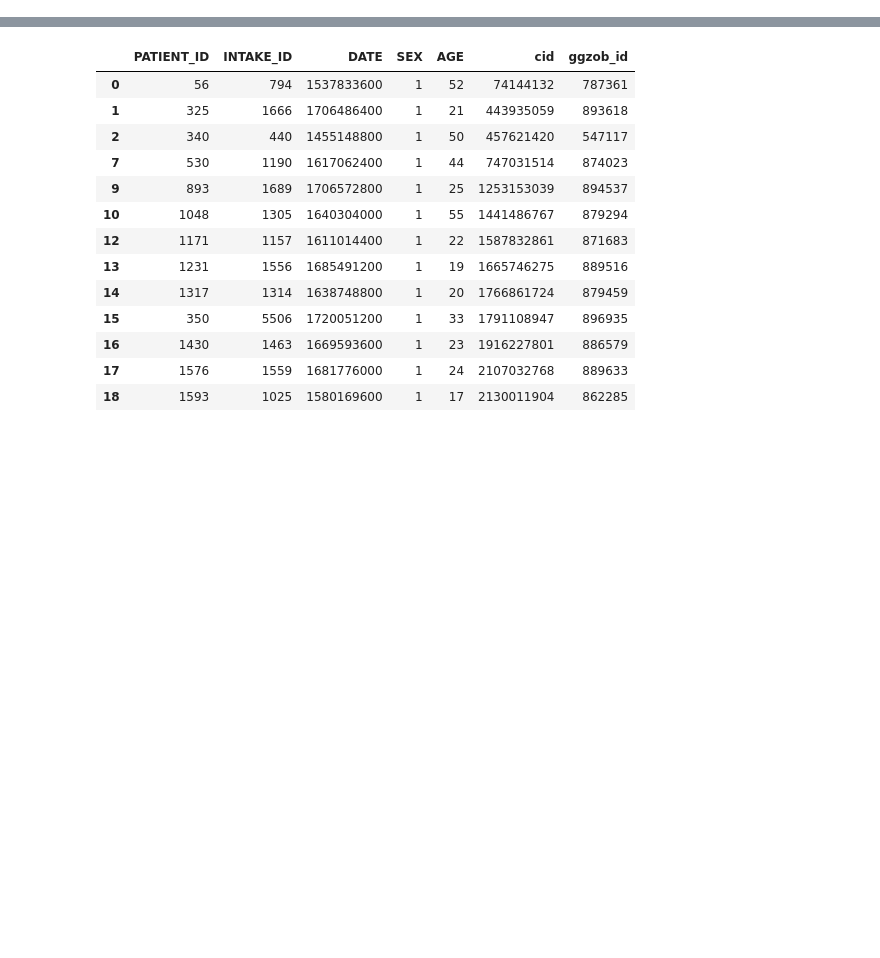
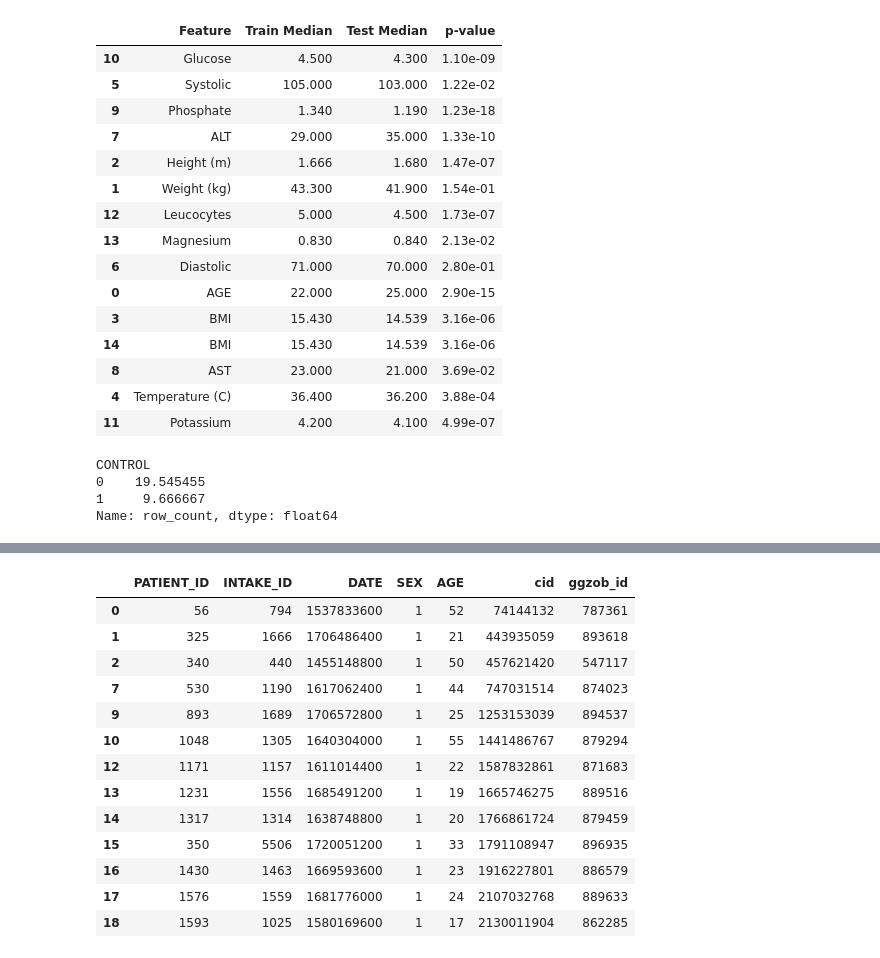
Before and after one commit to puckkwaspen/BEP_RFS, a Jupyter notebook: Test Data Preprocessing.ipynb, the cells around one changed output, grey strips where cells are left out. Saved outputs shown, nothing was run; the diff lists cells and outputs as text; code cells hidden in the pictures; blank space fills up the shorter version.

```diff
--- a/Test Data Preprocessing.ipynb
+++ b/Test Data Preprocessing.ipynb
@@ -5,0 +32,72 @@ import numpy as np
+# %%
+from scipy.stats import mannwhitneyu
+
+train_df = pd.read_csv("Data/BEP_imputed.csv")
+test_df = pd.read_csv("Data/BEP_imputed_TEST.csv")
+
+
+# Define the features to include in the comparison
+features = [
+    "AGE", "Weight (kg)", "Height (m)", "BMI", "Temperature (C)",
+    "Systolic", "Diastolic", "ALT", "AST", "Phosphate", "Glucose",
+    "Potassium", "Leucocytes", "Magnesium", "BMI"
+]
+
+# Initialize a list to collect results
+rows = []
+
+# Loop through features and compute medians and p-values
+for feature in features:
+    train_values = train_df[feature].dropna()
+    test_values = test_df[feature].dropna()
+
+    train_median = train_values.median()
+    test_median = test_values.median()
+
+    # Use Mann-Whitney U test (non-parametric, independent samples)
+    stat, p = mannwhitneyu(train_values, test_values, alternative='two-sided')
+
+    rows.append({
+        "Feature": feature,
+        "Train Median": round(train_median, 3),
+        "Test Median": round(test_median, 3),
+        "p-value": f"{p:.2e}"  # scientific notation
+    })
+
+# Create DataFrame for display or LaTeX export
+results_df = pd.DataFrame(rows)
+
+# Sort optional (e.g., by p-value)
+results_df = results_df.sort_values(by="p-value")
+
+results_df
+# %% [output]
+|  | Feature | Train Median | Test Median | p-value |
+| 10 | Glucose | 4.500 | 4.300 | 1.10e-09 |
+| 5 | Systolic | 105.000 | 103.000 | 1.22e-02 |
+| 9 | Phosphate | 1.340 | 1.190 | 1.23e-18 |
+| 7 | ALT | 29.000 | 35.000 | 1.33e-10 |
+| 2 | Height (m) | 1.666 | 1.680 | 1.47e-07 |
+| 1 | Weight (kg) | 43.300 | 41.900 | 1.54e-01 |
+| 12 | Leucocytes | 5.000 | 4.500 | 1.73e-07 |
+| 13 | Magnesium | 0.830 | 0.840 | 2.13e-02 |
+| 6 | Diastolic | 71.000 | 70.000 | 2.80e-01 |
+| 0 | AGE | 22.000 | 25.000 | 2.90e-15 |
+| 3 | BMI | 15.430 | 14.539 | 3.16e-06 |
+| 14 | BMI | 15.430 | 14.539 | 3.16e-06 |
+| 8 | AST | 23.000 | 21.000 | 3.69e-02 |
+| 4 | Temperature (C) | 36.400 | 36.200 | 3.88e-04 |
+| 11 | Potassium | 4.200 | 4.100 | 4.99e-07 |
+# %%
+# Group by CONTROL and PATIENT_ID, then count rows per patient
+group_counts = test_df.groupby(['CONTROL', 'PATIENT_ID']).size().reset_index(name='row_count')
+
+# Now calculate the average per CONTROL group
+average_rows_per_patient = group_counts.groupby('CONTROL')['row_count'].mean()
+
+print(average_rows_per_patient)
+# %% [output]
+CONTROL
+0    19.545455
+1     9.666667
+Name: row_count, dtype: float64
```
Also changed, not shown: parts of 3 cells of this notebook, 15 other files.
